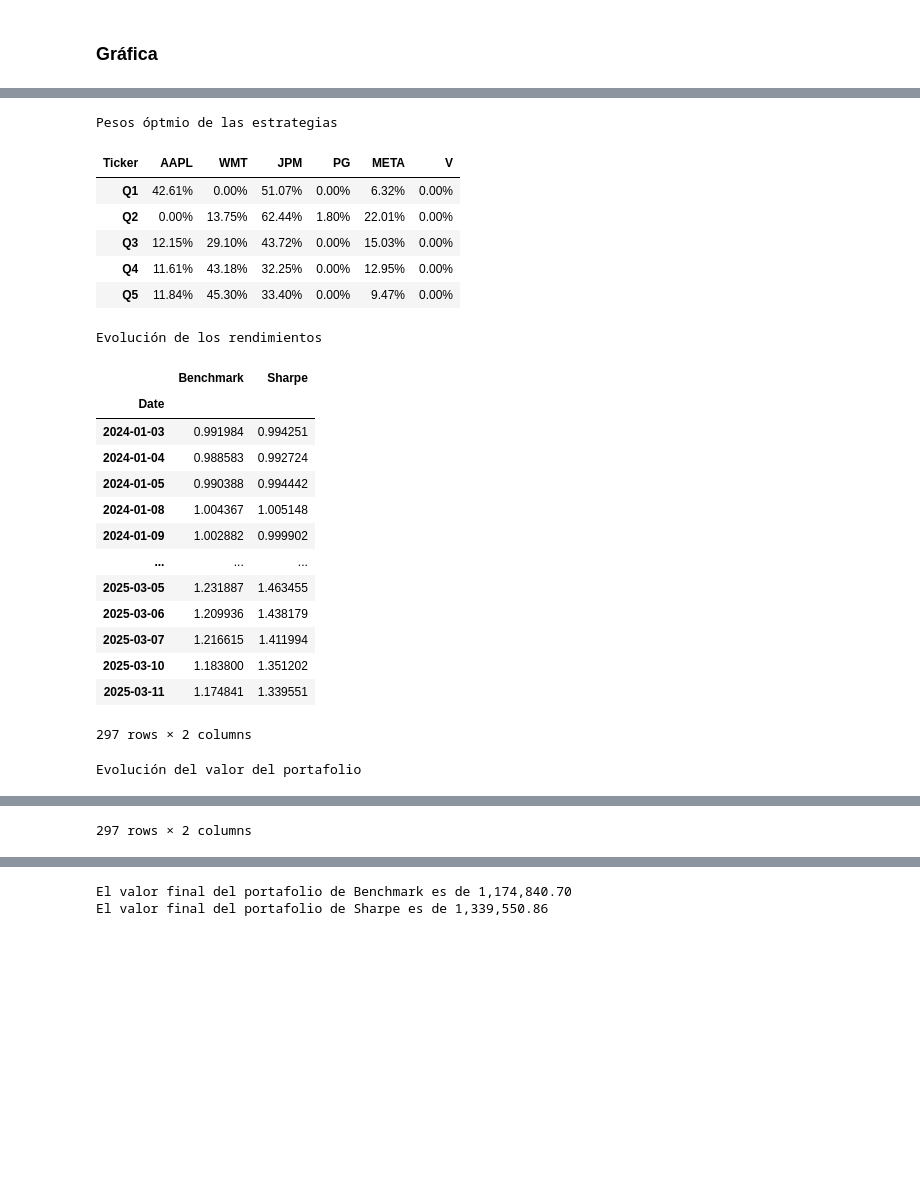
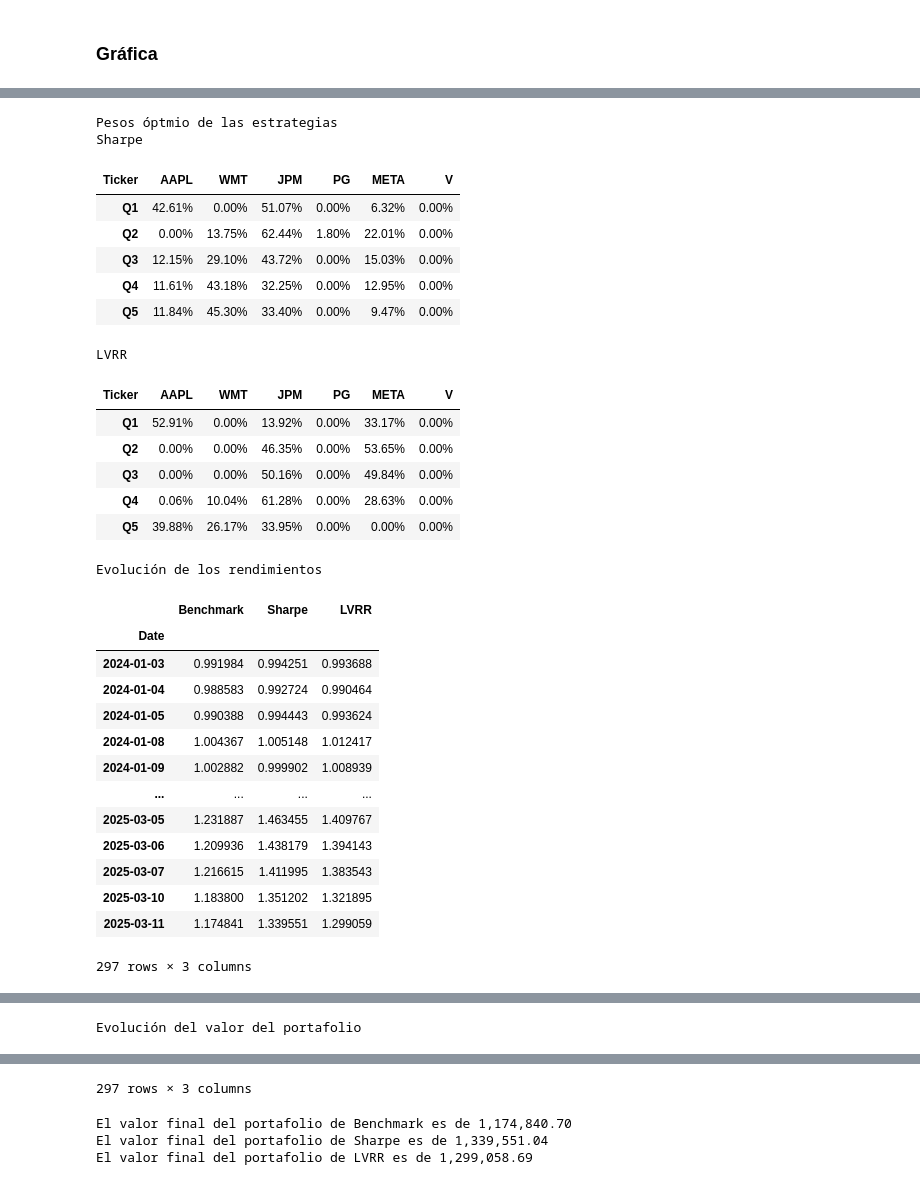
Before and after one commit to LuisMB09/admin_de_riesgos, a Jupyter notebook: proyecto_optimización.ipynb, the cells around one changed output, grey strips where cells are left out. Saved outputs shown, nothing was run; the diff lists cells and outputs as text; code cells hidden in the pictures; blank space fills up the shorter version.

```diff
--- a/proyecto_optimización.ipynb
+++ b/proyecto_optimización.ipynb
@@ -373,7 +373,7 @@ rt_test_dynamic = [rt_test_total.loc[test_dates[i]:test_dates[i+1]] if i == 0
                    else rt_test_total.loc[pd.Timestamp(test_dates[i]) + pd.Timedelta(days=1):test_dates[i+1]]
                    for i in range(len(test_dates)-1)]
 
-last_volume = [volume.loc[train_dates[i]:train_dates[i+1]] for i in range(len(train_dates)-1)]
+last_volume = [volume.loc[train_dates[0]:train_dates[i+1]] for i in range(len(train_dates)-1)]
 # %% [markdown]
 ### Máximo Ratio de Sharpe
 # %%
@@ -405,11 +405,10 @@ Pesos para Q5
 # %%
 lvrr_weights = []
 lvrr_dynamic = []
-pv_list = []
 pv = 1000000.0
 
 for i in range(len(rt_train_dynamic)):
-    w_lvrr = lvrr(price_train_dynamic[i], last_volume[i], rt_train_dynamic[i], pv, rf)
+    w_lvrr = lvrr(price_train_dynamic[i], last_volume[i], rt_train_dynamic[i], pv, rf_list[i])
     lvrr_weights.append(w_lvrr)
 
     returns = portfolio_return(rt_test_dynamic[i], w_lvrr)
@@ -417,7 +416,11 @@ for i in range(len(rt_train_dynamic)):
 
     cumulative_lvrr_ret = (1 + returns).cumprod()
 
-    cumulative_lvrr_money = (1 + returns).cumprod() * 1000000
+    cumulative_lvrr_money = (1 + returns).cumprod() * pv
 
     pv = cumulative_lvrr_money[-1]
-    pv_list.append(pv)
+
+lvrr_dynamic = np.concatenate(lvrr_dynamic)
+
+cumulative_lvrr_dynamic_returns = (1 + lvrr_dynamic).cumprod()
+cumulative_lvrr_dynamic_money = (1 + lvrr_dynamic).cumprod() * 1000000
@@ -428,0 +427,4 @@ cumulative_lvrr_dynamic_money = (1 + lvrr_dynamic).cumprod() * 1000000
+# %%
+for i in range(len(lvrr_weights)):
+    print(f'Pesos para Q{i+1}')
+    vt.plot_weights(tickers, lvrr_weights[i])
@@ -431,22 +444,28 @@ cumulative_lvrr_dynamic_money = (1 + lvrr_dynamic).cumprod() * 1000000
 # %%
 cumulative_returns_dynamic = pd.DataFrame({
     'Benchmark': cumulative_benchmark_returns.squeeze(),
-    'Sharpe': pd.Series(cumulative_sharpe_dynamic_returns, index=rt_test_total.index)
+    'Sharpe': pd.Series(cumulative_sharpe_dynamic_returns, index=rt_test_total.index),
+    'LVRR': pd.Series(cumulative_lvrr_dynamic_returns, index=rt_test_total.index)
 })
 
 cumulative_money_dynamic = pd.DataFrame({
     'Benchmark': cumulative_benchmark_returns.squeeze() * 1000000,
-    'Sharpe': pd.Series(cumulative_sharpe_dynamic_money, index=rt_test_total.index)
+    'Sharpe': pd.Series(cumulative_sharpe_dynamic_money, index=rt_test_total.index),
+    'LVRR': pd.Series(cumulative_lvrr_dynamic_money, index=rt_test_total.index)
 })
 
 pd.set_option('display.float_format', '{:.2%}'.format)
 df_sharpe = pd.DataFrame(sharpe_weights, columns = rt.keys())
 df_sharpe.index = ['Q1', 'Q2', 'Q3', 'Q4', 'Q5']
 
+df_lvrr = pd.DataFrame(lvrr_weights, columns = rt.keys())
+df_lvrr.index = ['Q1', 'Q2', 'Q3', 'Q4', 'Q5']
+
 plt.figure(figsize=(12, 6))
 
 plt.plot(cumulative_money_dynamic['Benchmark'], label='Benchmark', c = 'navy')
 plt.plot(cumulative_money_dynamic['Sharpe'], label='Portafolio de Máximo Sharpe', c = 'gray')
+plt.plot(cumulative_money_dynamic['LVRR'], label='Portafolio LVRR', c = 'skyblue')
 
 plt.legend()
 plt.grid();
@@ -455,40 +474,50 @@ plt.grid();
 # %%
 print(f'Pesos óptmio de las estrategias')
+print('Sharpe')
 display(df_sharpe)
+print('LVRR')
+display(df_lvrr)
 print()
 
 pd.reset_option('display.float_format')
 print(f'Evolución de los rendimientos')
 display(cumulative_returns_dynamic)
 
 print()
 
 print(f'Evolución del valor del portafolio')
 display(cumulative_money_dynamic)
 
 for i in cumulative_money_dynamic.columns:
     print(f'El valor final del portafolio de {i} es de {cumulative_money_dynamic[i].iloc[-1]:,.2f}')
 # %% [output]
 Pesos óptmio de las estrategias
+Sharpe
 | Ticker | AAPL | WMT | JPM | PG | META | V |
 | Q1 | 42.61% | 0.00% | 51.07% | 0.00% | 6.32% | 0.00% |
 | Q2 | 0.00% | 13.75% | 62.44% | 1.80% | 22.01% | 0.00% |
 | Q3 | 12.15% | 29.10% | 43.72% | 0.00% | 15.03% | 0.00% |
 | Q4 | 11.61% | 43.18% | 32.25% | 0.00% | 12.95% | 0.00% |
 | Q5 | 11.84% | 45.30% | 33.40% | 0.00% | 9.47% | 0.00% |
-Evolución de los rendimientos
+LVRR
-|  | Benchmark | Sharpe |
-| Date |  |  |
-| 2024-01-03 | 0.991984 | 0.994251 |
-| 2024-01-04 | 0.988583 | 0.992724 |
-| 2024-01-05 | 0.990388 | 0.994442 |
-| 2024-01-08 | 1.004367 | 1.005148 |
-| 2024-01-09 | 1.002882 | 0.999902 |
-| ... | ... | ... |
-| 2025-03-05 | 1.231887 | 1.463455 |
-| 2025-03-06 | 1.209936 | 1.438179 |
-| 2025-03-07 | 1.216615 | 1.411994 |
-| 2025-03-10 | 1.183800 | 1.351202 |
-| 2025-03-11 | 1.174841 | 1.339551 |
+| Ticker | AAPL | WMT | JPM | PG | META | V |
+| Q1 | 52.91% | 0.00% | 13.92% | 0.00% | 33.17% | 0.00% |
+| Q2 | 0.00% | 0.00% | 46.35% | 0.00% | 53.65% | 0.00% |
+| Q3 | 0.00% | 0.00% | 50.16% | 0.00% | 49.84% | 0.00% |
+| Q4 | 0.06% | 10.04% | 61.28% | 0.00% | 28.63% | 0.00% |
+| Q5 | 39.88% | 26.17% | 33.95% | 0.00% | 0.00% | 0.00% |
-297 rows × 2 columns
+Evolución de los rendimientos
+|  | Benchmark | Sharpe | LVRR |
+| Date |  |  |  |
+| 2024-01-03 | 0.991984 | 0.994251 | 0.993688 |
+| 2024-01-04 | 0.988583 | 0.992724 | 0.990464 |
+| 2024-01-05 | 0.990388 | 0.994443 | 0.993624 |
+| 2024-01-08 | 1.004367 | 1.005148 | 1.012417 |
+| 2024-01-09 | 1.002882 | 0.999902 | 1.008939 |
+| ... | ... | ... | ... |
+| 2025-03-05 | 1.231887 | 1.463455 | 1.409767 |
+| 2025-03-06 | 1.209936 | 1.438179 | 1.394143 |
+| 2025-03-07 | 1.216615 | 1.411995 | 1.383543 |
+| 2025-03-10 | 1.183800 | 1.351202 | 1.321895 |
+| 2025-03-11 | 1.174841 | 1.339551 | 1.299059 |
-Evolución del valor del portafolio
+297 rows × 3 columns
@@ -508 +524 @@ Evolución del valor del portafolio
-297 rows × 2 columns
+Evolución del valor del portafolio
@@ -509,2 +538,4 @@ Evolución del valor del portafolio
-El valor final del portafolio de Benchmark es de 1,174,840.70
-El valor final del portafolio de Sharpe es de 1,339,550.86
+297 rows × 3 columns
+El valor final del portafolio de Benchmark es de 1,174,840.70
+El valor final del portafolio de Sharpe es de 1,339,551.04
+El valor final del portafolio de LVRR es de 1,299,058.69
```
Also changed, not shown: parts of 9 cells of this notebook.
